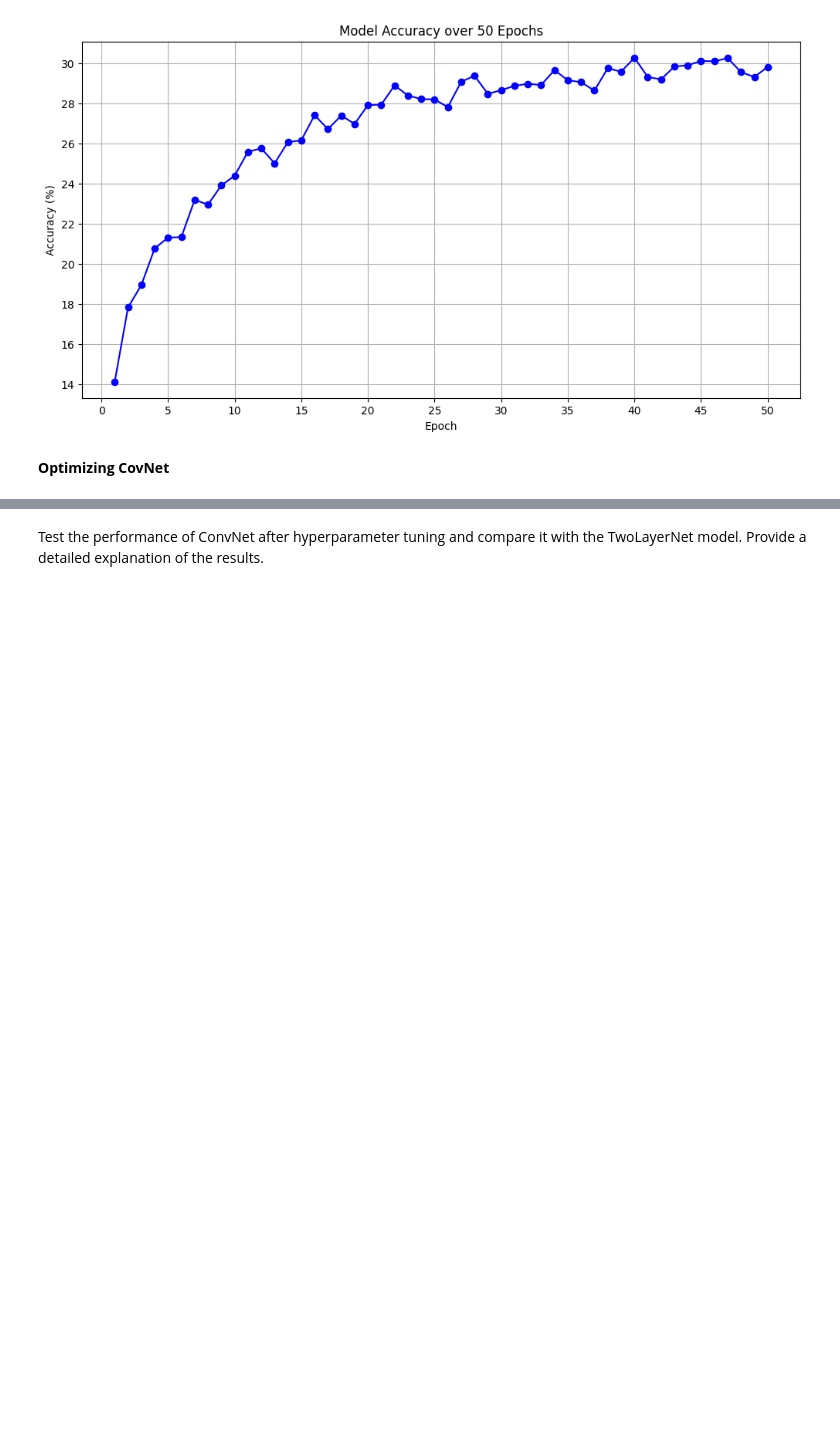
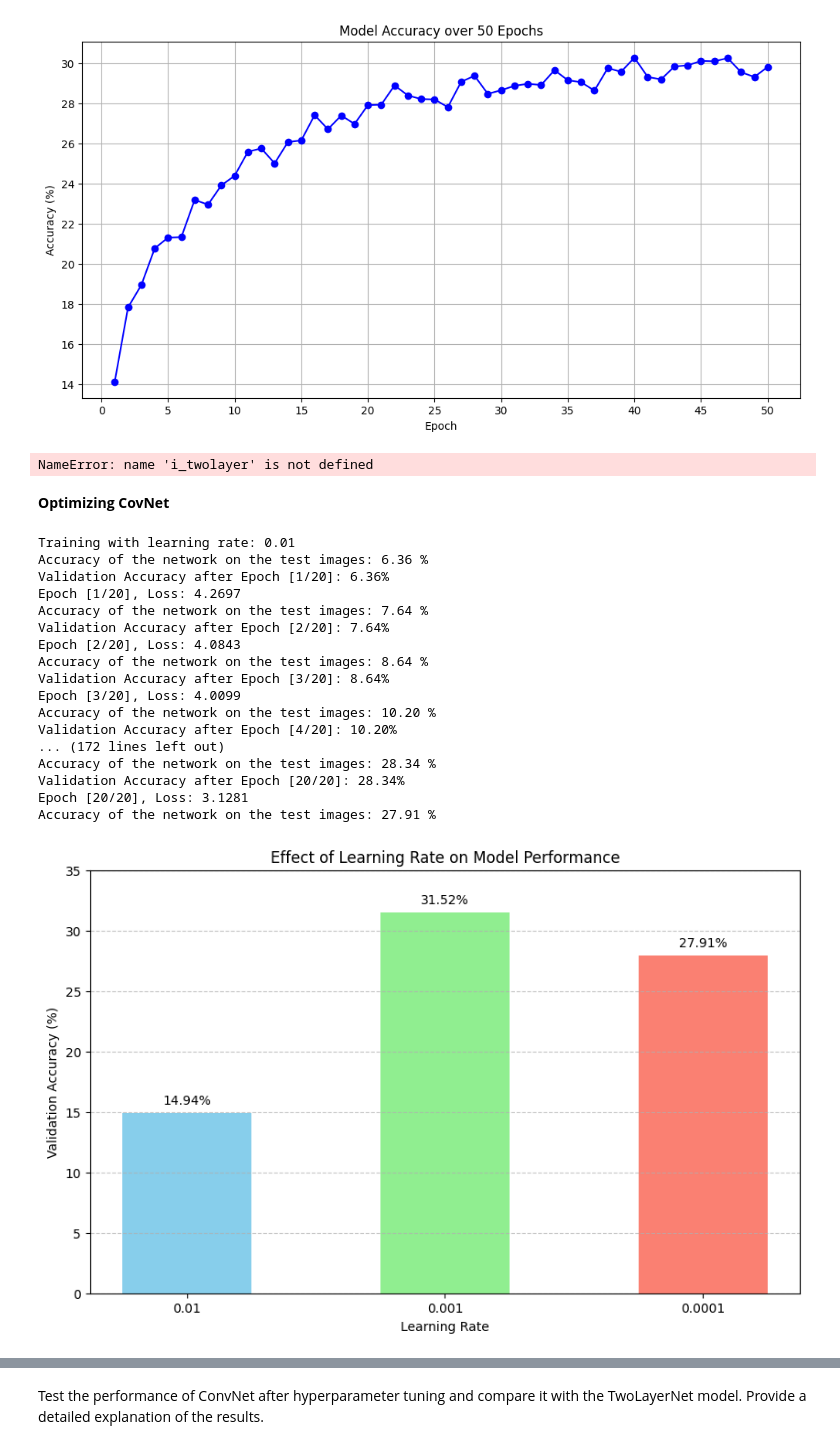
Before and after one commit to zzgsdddz/cv1_lab1, a Jupyter notebook: cv1-final-lab-part-2-main/cv1-final-lab-part-2.ipynb, the cells around one changed output, grey strips where cells are left out. Drawn from its saved outputs; the diff is of its cells as text; code cells hidden in the pictures; blank space fills up the shorter version.

```diff
--- a/cv1-final-lab-part-2-main/cv1-final-lab-part-2.ipynb
+++ b/cv1-final-lab-part-2-main/cv1-final-lab-part-2.ipynb
@@ -1159,6 +1145,11 @@ plt.grid(True)
 plt.show()
 # %% [output]
 [figure]
+# %%
+# Saving the best version of improved Two Layer Net
+torch.save(i_twolayer.state_dict(), 'i_tl_50.pth')
+# %% [output]
+NameError: name 'i_twolayer' is not defined
 # %% [markdown]
 **Optimizing CovNet**
 # %%
@@ -1167,41 +1158,61 @@ plt.show()
 batch_size = 64
 
 # Range of learning rates to test
-learning_rates = [0.01, 0.001, 0.0005, 0.0001]
+learning_rates = [0.01, 0.001, 0.0001]
 accuracy_results = []
+
 
 for lr in learning_rates:
     print(f"\nTraining with learning rate: {lr}")
 
     # Initialize model, criterion, and optimizer
-    i_cpvnet = Improved_TwoLayerNet(input_size=3*32*32, hidden_size=hidden_size, num_classes=100)
+    i_covnet = Improved_ConvNet()
     criterion = nn.CrossEntropyLoss()
-    optimizer = optim.Adam(i_twolayer.parameters(), lr=0.001) # changed this to improve!
+    optimizer = optim.Adam(i_covnet.parameters(), lr=lr)
 
     # Train and validate the model
-    train(i_twolayer, train_data_loader, val_data_loader, criterion, optimizer, epochs=10)
-    accuracy = validate(i_twolayer, test_data_loader)
+    train(i_covnet, train_data_loader, val_data_loader, criterion, optimizer, epochs=20)
+    accuracy = validate(i_covnet, test_data_loader)
     accuracy_results.append(accuracy)
 
 # Better plot for learning rates
 # Learning rate values and corresponding accuracy results
 
 # Create the bar plot for learning rate vs. validation accuracy
 plt.figure(figsize=(10, 6))
 bars = plt.bar([str(lr) for lr in learning_rates], accuracy_results, color=['skyblue', 'lightgreen', 'salmon'], width=0.5)
 plt.title('Effect of Learning Rate on Model Performance')
 plt.xlabel('Learning Rate')
 plt.ylabel('Validation Accuracy (%)')
 
 # Set a wider y-axis range for a more zoomed-out view
-plt.ylim(20, 35)  # Adjust this range as needed; 0 to 100 provides the complete percentage scale
+plt.ylim(0, 35)  # Adjust this range as needed; 0 to 100 provides the complete percentage scale
 
 # Add gridlines on the y-axis for reference
 plt.grid(axis='y', linestyle='--', alpha=0.7)
 
 # Add data labels on top of each bar
 for bar, accuracy in zip(bars, accuracy_results):
     yval = bar.get_height()
     plt.text(bar.get_x() + bar.get_width() / 2, yval + 0.5, f'{accuracy:.2f}%', ha='center', va='bottom')
 
 plt.show()
+# %% [output]
+Training with learning rate: 0.01
+Accuracy of the network on the test images: 6.36 %
+Validation Accuracy after Epoch [1/20]: 6.36%
+Epoch [1/20], Loss: 4.2697
+Accuracy of the network on the test images: 7.64 %
+Validation Accuracy after Epoch [2/20]: 7.64%
+Epoch [2/20], Loss: 4.0843
+Accuracy of the network on the test images: 8.64 %
+Validation Accuracy after Epoch [3/20]: 8.64%
+Epoch [3/20], Loss: 4.0099
+Accuracy of the network on the test images: 10.20 %
+Validation Accuracy after Epoch [4/20]: 10.20%
+... (172 lines left out)
+Accuracy of the network on the test images: 28.34 %
+Validation Accuracy after Epoch [20/20]: 28.34%
+Epoch [20/20], Loss: 3.1281
+Accuracy of the network on the test images: 27.91 %
+[figure, added]
```
Also changed, not shown: parts of 4 cells of this notebook, 1 other file.
